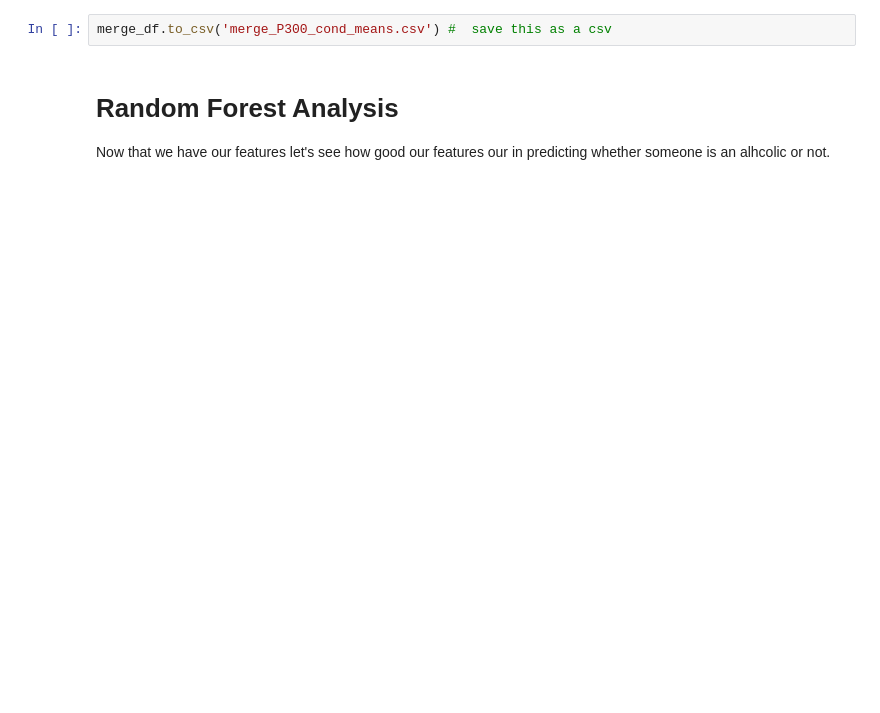
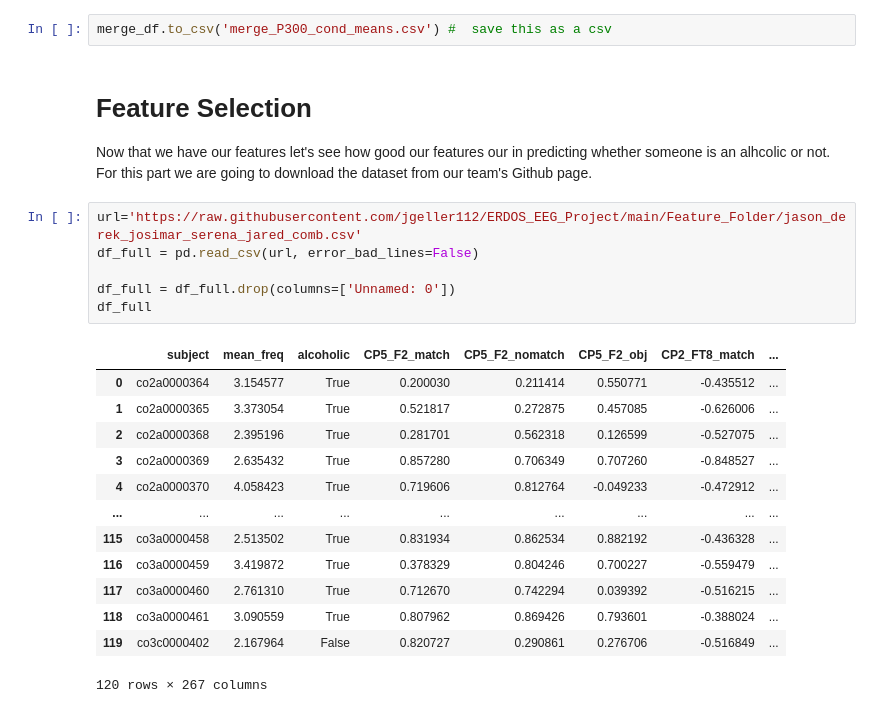
Before and after one commit to jgeller112/ERDOS_EEG_Project, a Jupyter notebook: Notebook/Bootcamp_notebook_project.ipynb, the cells around one changed output. Drawn from its saved outputs; the diff is of its cells as text; blank space fills up the shorter version.

```diff
--- a/Notebook/Bootcamp_notebook_project.ipynb
+++ b/Notebook/Bootcamp_notebook_project.ipynb
@@ -256,6 +313,27 @@ merge_df=P300_means.merge(no_trials, how='left', on=['subject', 'alcoholic', 'ma
 # %%
 merge_df.to_csv('merge_P300_cond_means.csv') #  save this as a csv
 # %% [markdown]
-# Random Forest Analysis
+# Feature Selection
 
 Now that we have our features let's see how good our features our in predicting whether someone is an alhcolic or not.
+For this part we are going to download the dataset from our team's Github page.
+# %%
+url='https://raw.githubusercontent.com/jgeller112/ERDOS_EEG_Project/main/Feature_Folder/jason_derek_josimar_serena_jared_comb.csv'
+df_full = pd.read_csv(url, error_bad_lines=False)
+
+df_full = df_full.drop(columns=['Unnamed: 0'])
+df_full
+# %% [output]
+|  | subject | mean_freq | alcoholic | CP5_F2_match | CP5_F2_nomatch | CP5_F2_obj | CP2_FT8_match | ... |
+| 0 | co2a0000364 | 3.154577 | True | 0.200030 | 0.211414 | 0.550771 | -0.435512 | ... |
+| 1 | co2a0000365 | 3.373054 | True | 0.521817 | 0.272875 | 0.457085 | -0.626006 | ... |
+| 2 | co2a0000368 | 2.395196 | True | 0.281701 | 0.562318 | 0.126599 | -0.527075 | ... |
+| 3 | co2a0000369 | 2.635432 | True | 0.857280 | 0.706349 | 0.707260 | -0.848527 | ... |
+| 4 | co2a0000370 | 4.058423 | True | 0.719606 | 0.812764 | -0.049233 | -0.472912 | ... |
+| ... | ... | ... | ... | ... | ... | ... | ... | ... |
+| 115 | co3a0000458 | 2.513502 | True | 0.831934 | 0.862534 | 0.882192 | -0.436328 | ... |
+| 116 | co3a0000459 | 3.419872 | True | 0.378329 | 0.804246 | 0.700227 | -0.559479 | ... |
+| 117 | co3a0000460 | 2.761310 | True | 0.712670 | 0.742294 | 0.039392 | -0.516215 | ... |
+| 118 | co3a0000461 | 3.090559 | True | 0.807962 | 0.869426 | 0.793601 | -0.388024 | ... |
+| 119 | co3c0000402 | 2.167964 | False | 0.820727 | 0.290861 | 0.276706 | -0.516849 | ... |
+120 rows × 267 columns
```
Also changed, not shown: parts of 29 cells of this notebook, 1 other file.
